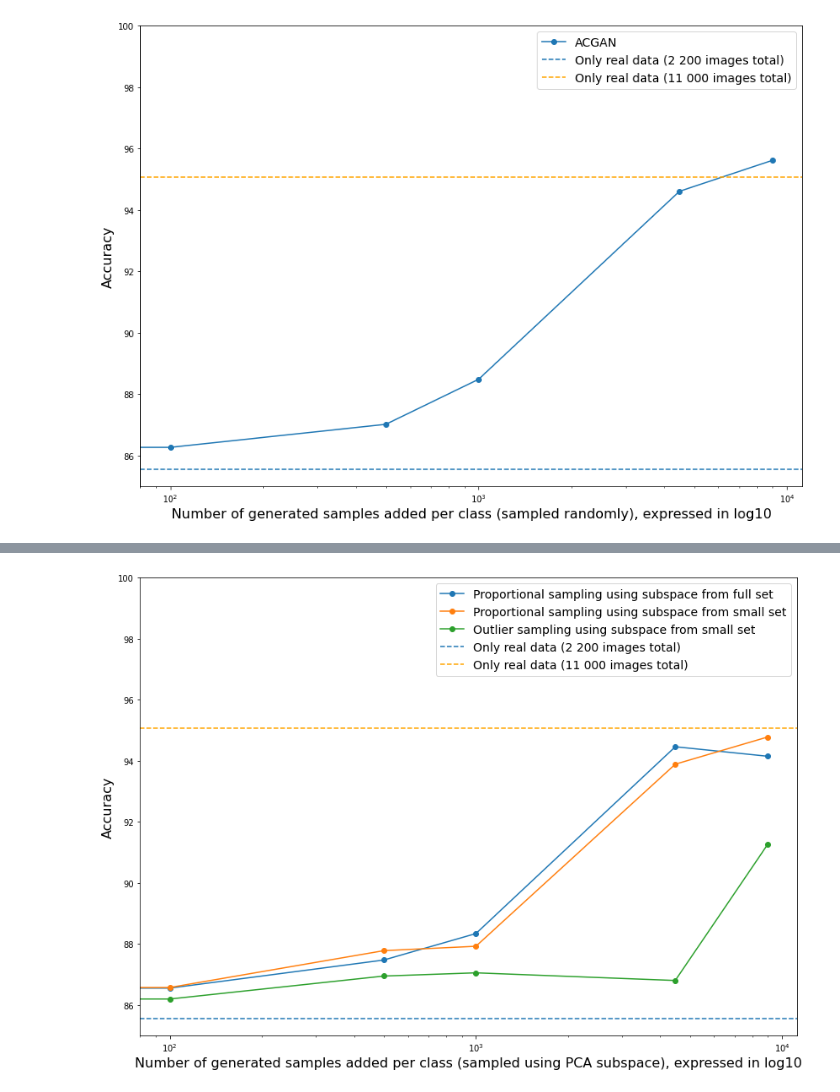
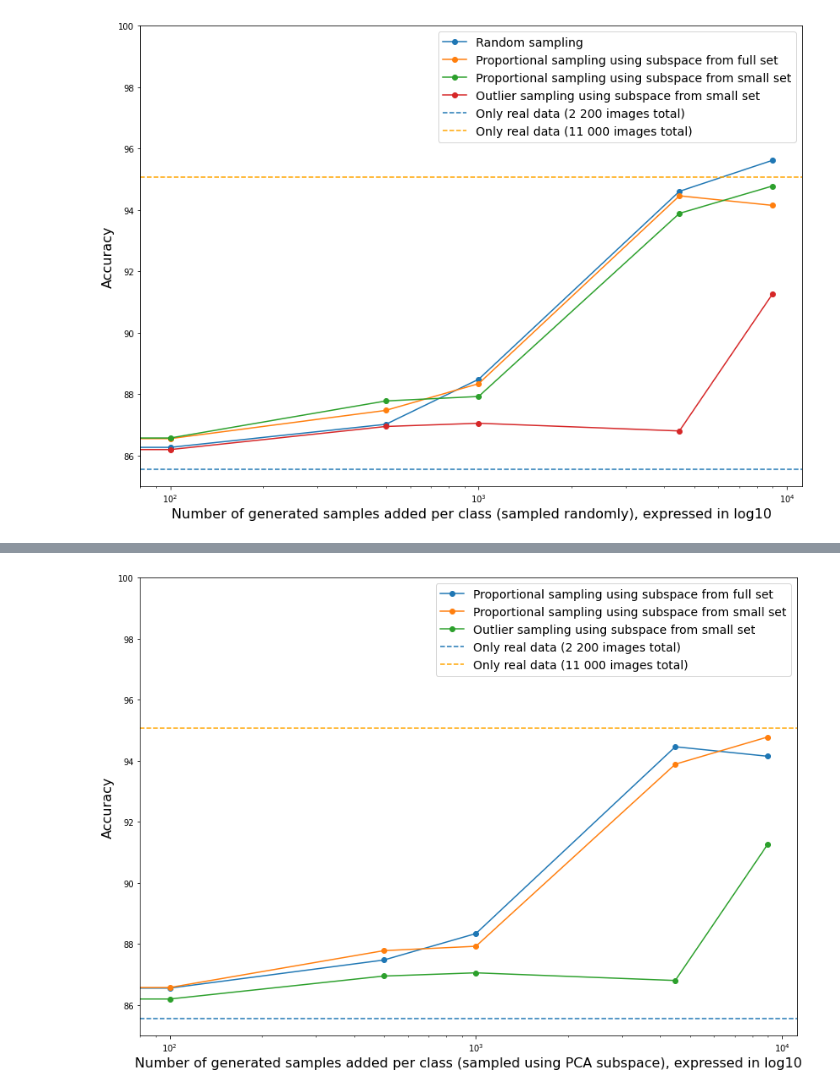
Before and after one commit to Kawrl/GAN_Classifier, a Jupyter notebook: accuracy_stats.ipynb, the cells around one changed output, grey strips where cells are left out. Cells and saved outputs as stored; diff of their text form; code cells hidden in the pictures.

```diff
--- a/accuracy_stats.ipynb
+++ b/accuracy_stats.ipynb
@@ -189,23 +218,32 @@ aug_sample_sizes = [
 # %%
 from matplotlib import pyplot as plt
 
 # ACGAN, Random sampling, 200
-y1 = Accuracy_ACGAN_200
+y0 = Accuracy_ACGAN_200
 base_200 = Accuracy_real[0]
 base_1000 = Accuracy_real[1]
 x = aug_sample_sizes
 
+y1 = Accuracy_ACGAN_200_PCA_outliers_normal_FULL
+y2 = Accuracy_ACGAN_200_PCA_outliers_normal
+y3 = Accuracy_ACGAN_200_PCA_only_outliers
+
+
 fig, ax = plt.subplots(figsize=(14,10))
-ax.plot(x, y1,label='ACGAN',marker='o')
+ax.plot(x, y0,label='Random sampling',marker='o')
+ax.plot(x, y1,label='Proportional sampling using subspace from full set',marker='o')
+ax.plot(x, y2,label='Proportional sampling using subspace from small set',marker='o')
+ax.plot(x, y3,label='Outlier sampling using subspace from small set',marker='o')
+
 ax.axhline(base_200,label='Only real data (2 200 images total)',ls='--')
 ax.axhline(base_1000,label='Only real data (11 000 images total)',ls='--',c='orange')
 ax.set_xscale('log')
 #ax.set_xticks([0,100,500,1000,4480])
 #ax.set_xlim(0, 5000)
 ax.set_ylim(bottom=85.0,top=100.0)
 ax.set_xlabel('Number of generated samples added per class (sampled randomly), expressed in log10',fontsize=16)
 ax.set_ylabel('Accuracy',fontsize=16)
 ax.legend(fontsize=14)
 plt.savefig('saved_plots/accuracies_ACGAN_random_200.png',bbox_inches='tight')
 # %% [output]
-[figure, old version]
+[figure, new version]
```
Also changed, not shown: parts of 6 cells of this notebook, 5 other files.
